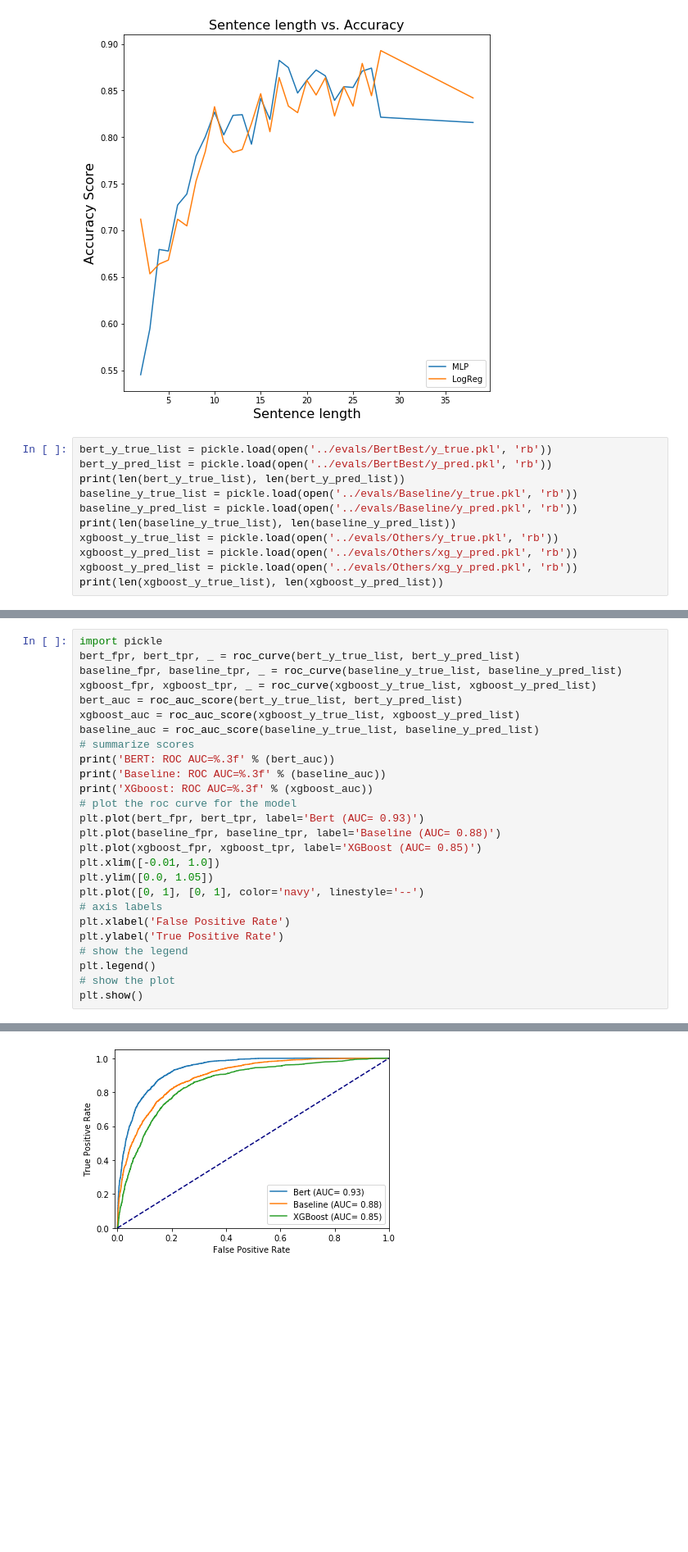
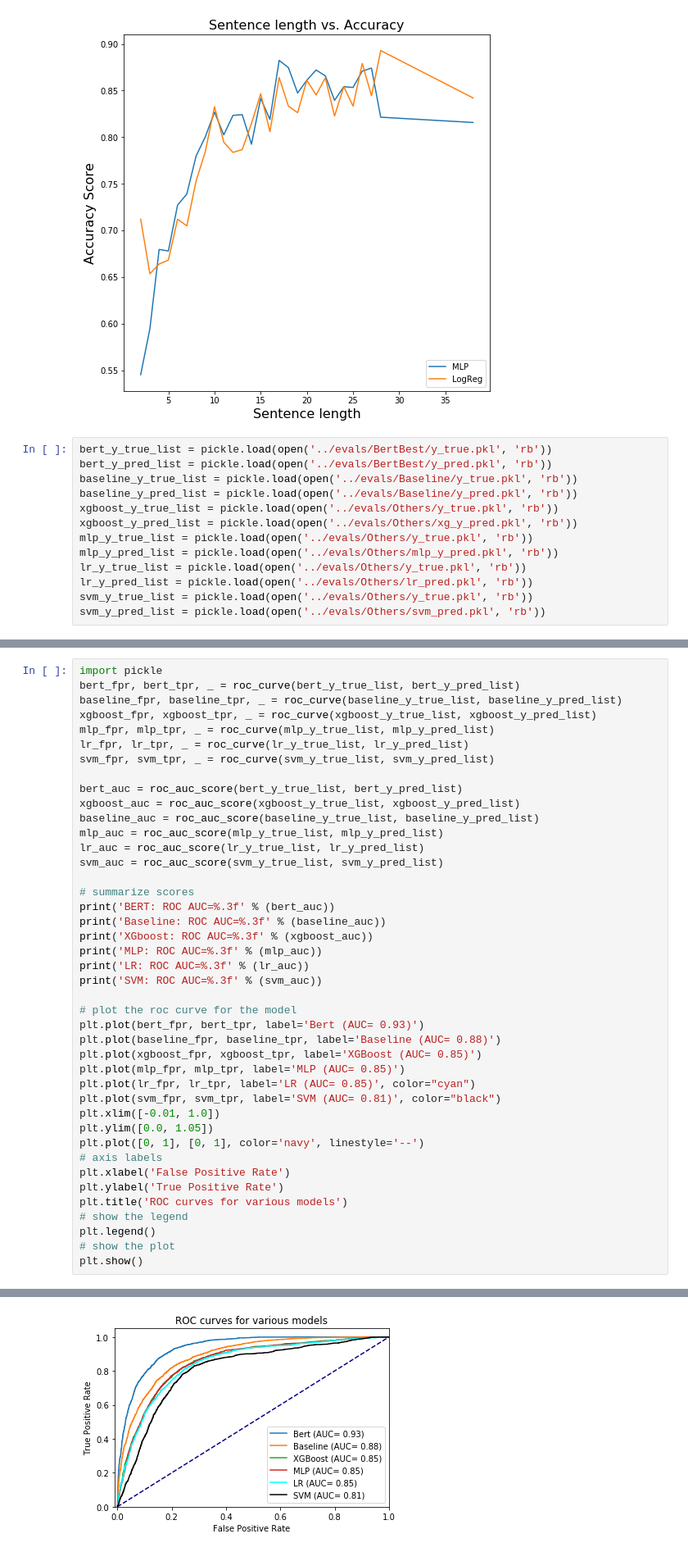
Before and after one commit to arjun-rao/csci5622-project, a Jupyter notebook: bert/Visualization.ipynb, the cells around one changed output, grey strips where cells are left out. Shown at 82% size. Cells and saved outputs as stored; diff of their text form; blank space fills up the shorter version.

```diff
--- a/bert/Visualization.ipynb
+++ b/bert/Visualization.ipynb
@@ -89,11 +89,13 @@ plt.show()
 # %%
 bert_y_true_list = pickle.load(open('../evals/BertBest/y_true.pkl', 'rb'))
 bert_y_pred_list = pickle.load(open('../evals/BertBest/y_pred.pkl', 'rb'))
-print(len(bert_y_true_list), len(bert_y_pred_list))
 baseline_y_true_list = pickle.load(open('../evals/Baseline/y_true.pkl', 'rb'))
 baseline_y_pred_list = pickle.load(open('../evals/Baseline/y_pred.pkl', 'rb'))
-print(len(baseline_y_true_list), len(baseline_y_pred_list))
 xgboost_y_true_list = pickle.load(open('../evals/Others/y_true.pkl', 'rb'))
 xgboost_y_pred_list = pickle.load(open('../evals/Others/xg_y_pred.pkl', 'rb'))
-xgboost_y_pred_list = pickle.load(open('../evals/Others/xg_y_pred.pkl', 'rb'))
-print(len(xgboost_y_true_list), len(xgboost_y_pred_list))
+mlp_y_true_list = pickle.load(open('../evals/Others/y_true.pkl', 'rb'))
+mlp_y_pred_list = pickle.load(open('../evals/Others/mlp_y_pred.pkl', 'rb'))
+lr_y_true_list = pickle.load(open('../evals/Others/y_true.pkl', 'rb'))
+lr_y_pred_list = pickle.load(open('../evals/Others/lr_pred.pkl', 'rb'))
+svm_y_true_list = pickle.load(open('../evals/Others/y_true.pkl', 'rb'))
+svm_y_pred_list = pickle.load(open('../evals/Others/svm_pred.pkl', 'rb'))
@@ -106,23 +104,39 @@ import pickle
 bert_fpr, bert_tpr, _ = roc_curve(bert_y_true_list, bert_y_pred_list)
 baseline_fpr, baseline_tpr, _ = roc_curve(baseline_y_true_list, baseline_y_pred_list)
 xgboost_fpr, xgboost_tpr, _ = roc_curve(xgboost_y_true_list, xgboost_y_pred_list)
+mlp_fpr, mlp_tpr, _ = roc_curve(mlp_y_true_list, mlp_y_pred_list)
+lr_fpr, lr_tpr, _ = roc_curve(lr_y_true_list, lr_y_pred_list)
+svm_fpr, svm_tpr, _ = roc_curve(svm_y_true_list, svm_y_pred_list)
+
 bert_auc = roc_auc_score(bert_y_true_list, bert_y_pred_list)
 xgboost_auc = roc_auc_score(xgboost_y_true_list, xgboost_y_pred_list)
 baseline_auc = roc_auc_score(baseline_y_true_list, baseline_y_pred_list)
+mlp_auc = roc_auc_score(mlp_y_true_list, mlp_y_pred_list)
+lr_auc = roc_auc_score(lr_y_true_list, lr_y_pred_list)
+svm_auc = roc_auc_score(svm_y_true_list, svm_y_pred_list)
+
 # summarize scores
 print('BERT: ROC AUC=%.3f' % (bert_auc))
 print('Baseline: ROC AUC=%.3f' % (baseline_auc))
 print('XGboost: ROC AUC=%.3f' % (xgboost_auc))
+print('MLP: ROC AUC=%.3f' % (mlp_auc))
+print('LR: ROC AUC=%.3f' % (lr_auc))
+print('SVM: ROC AUC=%.3f' % (svm_auc))
+
 # plot the roc curve for the model
 plt.plot(bert_fpr, bert_tpr, label='Bert (AUC= 0.93)')
 plt.plot(baseline_fpr, baseline_tpr, label='Baseline (AUC= 0.88)')
 plt.plot(xgboost_fpr, xgboost_tpr, label='XGBoost (AUC= 0.85)')
+plt.plot(mlp_fpr, mlp_tpr, label='MLP (AUC= 0.85)')
+plt.plot(lr_fpr, lr_tpr, label='LR (AUC= 0.85)', color="cyan")
+plt.plot(svm_fpr, svm_tpr, label='SVM (AUC= 0.81)', color="black")
 plt.xlim([-0.01, 1.0])
 plt.ylim([0.0, 1.05])
 plt.plot([0, 1], [0, 1], color='navy', linestyle='--')
 # axis labels
 plt.xlabel('False Positive Rate')
 plt.ylabel('True Positive Rate')
+plt.title('ROC curves for various models')
 # show the legend
 plt.legend()
 # show the plot
@@ -134,4 +151,4 @@ XGboost: ROC AUC=0.853
-[figure, old version]
+[figure, new version]
 # %%
 import pickle
 bert_precision, bert_recall, bert_thresholds = precision_recall_curve(bert_y_true_list, bert_y_pred_list)
```
Also changed, not shown: parts of 3 cells of this notebook, 3 other files.
